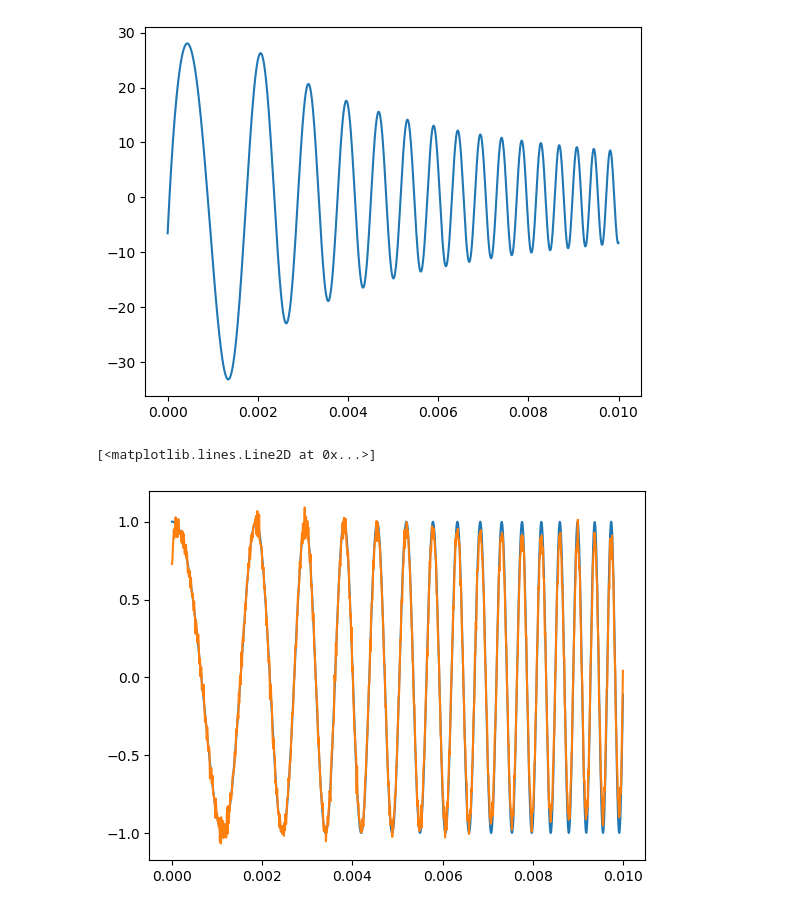
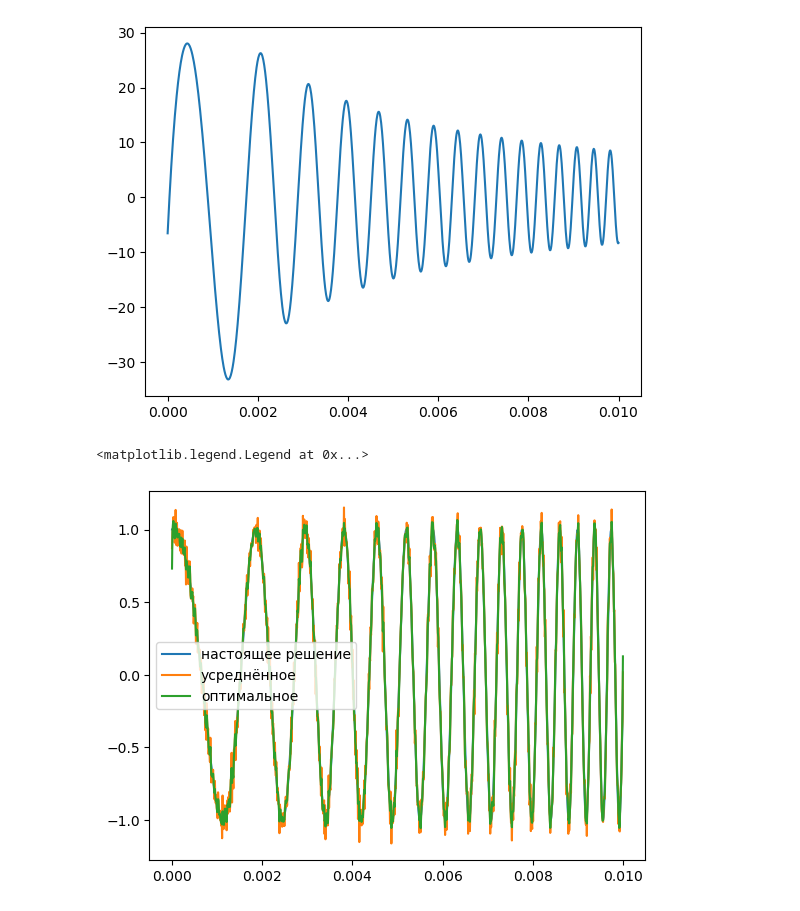
Before and after one commit to EHAT32/inverse, a Jupyter notebook: 16_12/stat.ipynb, the cells around one changed output. Saved outputs shown, nothing was run; the diff lists cells and outputs as text; code cells hidden in the pictures.

```diff
--- a/16_12/stat.ipynb
+++ b/16_12/stat.ipynb
@@ -54,9 +54,14 @@ avgSol = np.zeros_like(t_ax)
 for alpha in alphaRange:
     avgSol += fourierSolve(f_d, kernel, t_ax, alpha)
 avgSol /= len(alphaRange)
+# %%
+alphaOpt = 1.985e-9
+optSol = fourierSolve(f_d, kernel, t_ax, alphaOpt)
 # %%
 plt.plot(t_ax, x_t(t_ax), label='настоящее решение')
 plt.plot(t_ax, avgSol, label='усреднённое')
+plt.plot(t_ax, optSol, label = 'оптимальное')
+plt.legend()
 # %% [output]
-[<matplotlib.lines.Line2D at 0x...>]
+<matplotlib.legend.Legend at 0x...>
-[figure, old version]
+[figure, new version]
```
Also changed, not shown: parts of 2 cells of this notebook.
